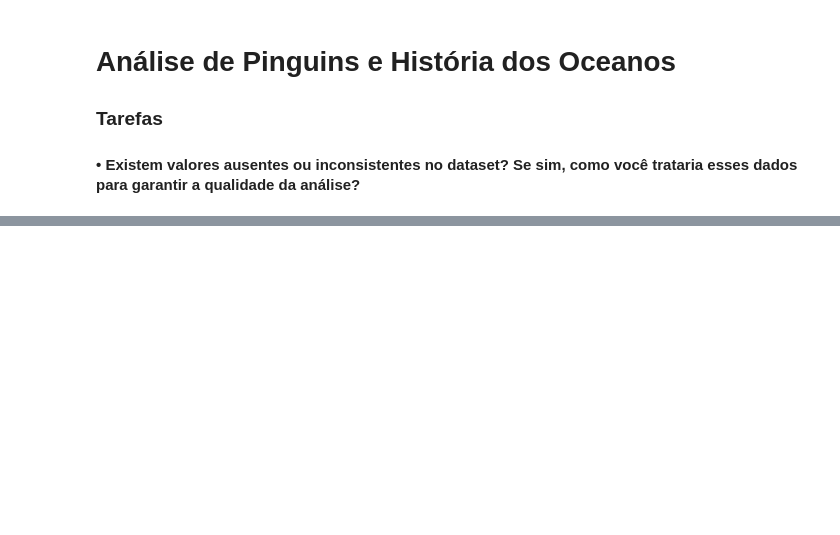
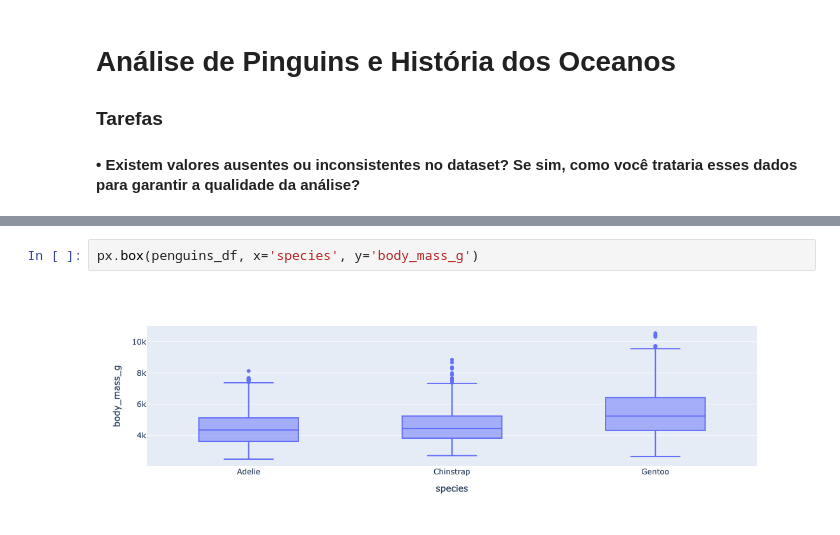
Before and after one commit to srtjazz/gc-python-2024, a Jupyter notebook: aula_08/exercicio_19/exercicio_19.ipynb, the cells around one changed output, grey strips where cells are left out. Cells and saved outputs as stored; diff of their text form; blank space fills up the shorter version.

```diff
--- a/aula_08/exercicio_19/exercicio_19.ipynb
+++ b/aula_08/exercicio_19/exercicio_19.ipynb
@@ -46,0 +65,4 @@ px.box(penguins_df, x='species', y=['body_mass_g'])
+# %%
+px.box(penguins_df, x='species', y='body_mass_g')
+# %% [output]
+[figure, added]
```
Also changed, not shown: parts of 9 cells of this notebook.
